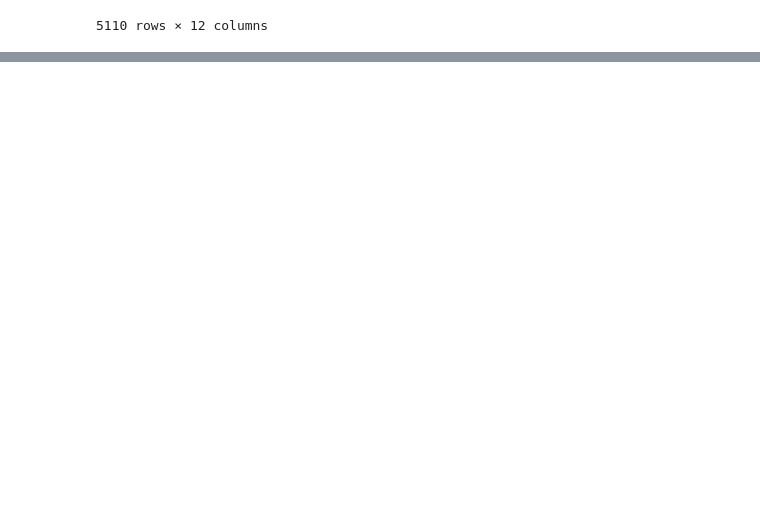
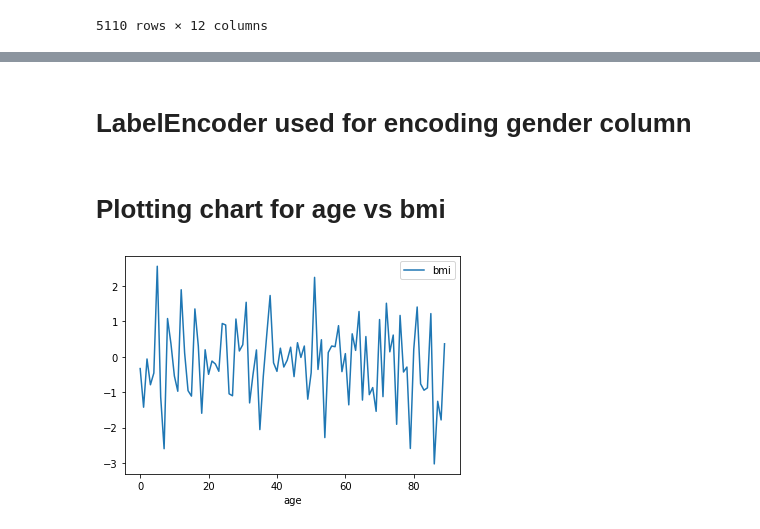
Before and after one commit to Ankur-Gautam-Roy/Assignments, a Jupyter notebook: DAX-DS-Assignment-2022-Ankur_Gautam_Roy/Data_Analytics/Untitled.ipynb, the cells around one changed output, grey strips where cells are left out. Saved outputs shown, nothing was run; the diff lists cells and outputs as text; code cells hidden in the pictures; blank space fills up the shorter version.

```diff
--- a/DAX-DS-Assignment-2022-Ankur_Gautam_Roy/Data_Analytics/Untitled.ipynb
+++ b/DAX-DS-Assignment-2022-Ankur_Gautam_Roy/Data_Analytics/Untitled.ipynb
@@ -152,0 +105,2 @@ df
+# %% [markdown]
+# LabelEncoder used for encoding gender column
@@ -152,0 +116,8 @@ df
+# %% [markdown]
+# Plotting chart for age vs bmi
+# %%
+df2 = pd.DataFrame(np.random.randn(90), columns=["bmi"])
+df2["age"] = pd.Series(list(range(len(df2))))
+df2.plot(x="age", y="bmi");
+# %% [output]
+[figure, added]
```
Also changed, not shown: parts of 18 cells of this notebook, 3 other files.
